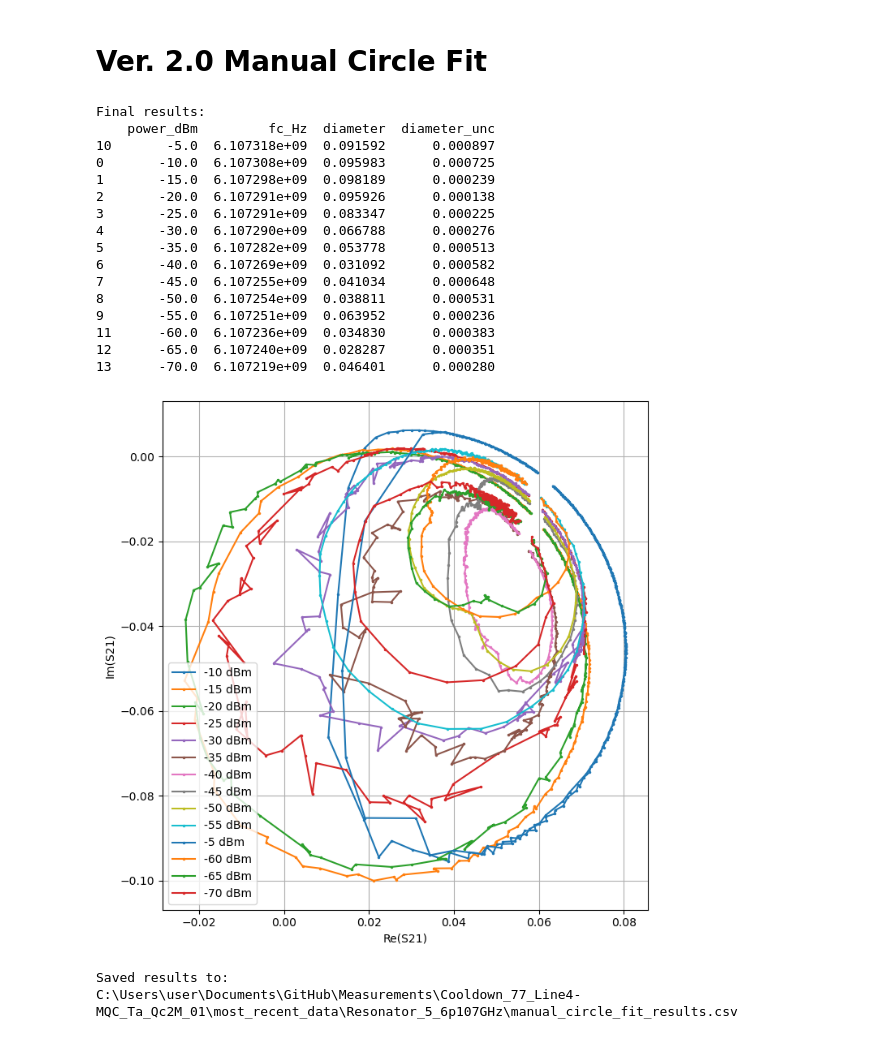
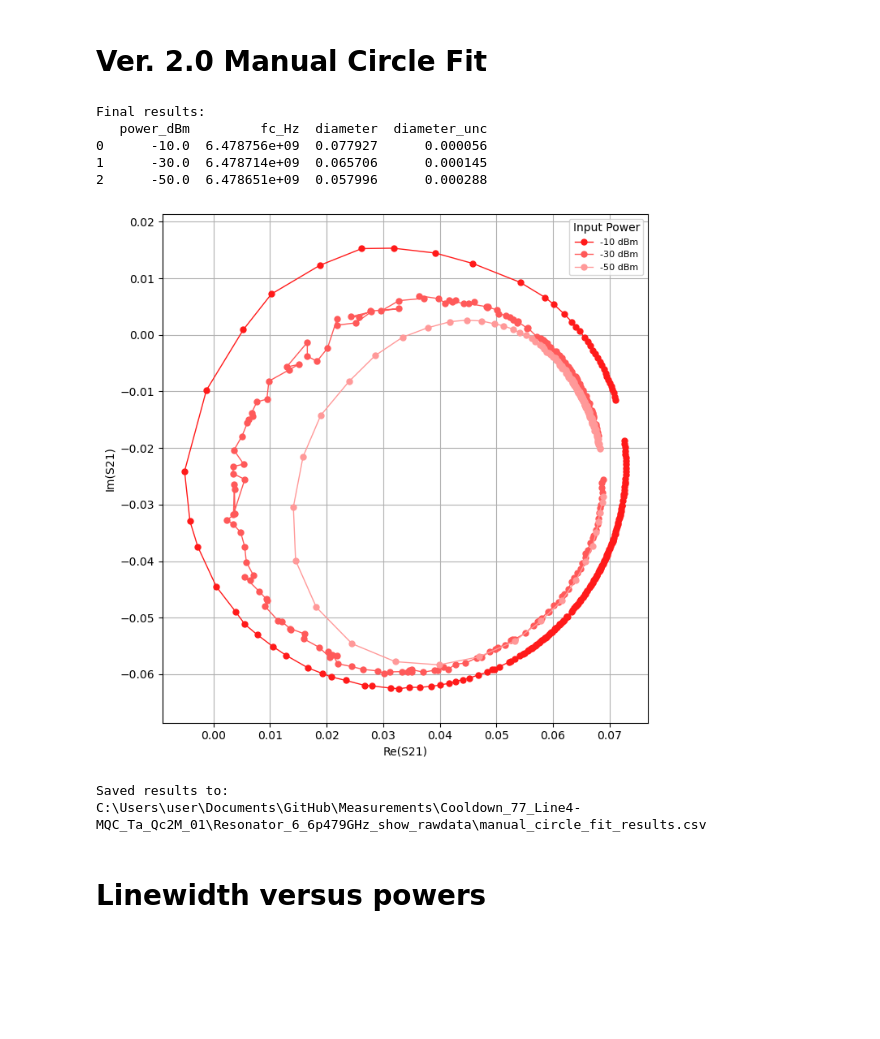
Before and after one commit to WeiRenSyong/Arrange_VNA_Data, a Jupyter notebook: Manual_DCM_Fit.ipynb, the cells around one changed output. Cells and saved outputs as stored; diff of their text form; code cells hidden in the pictures; blank space fills up the shorter version.

```diff
--- a/Manual_DCM_Fit.ipynb
+++ b/Manual_DCM_Fit.ipynb
@@ -527,25 +527,56 @@ def plot_Qi_vs_power(results_df):
 def plot_all_complex_s21(folder_path):
     csv_files = get_raw_vna_csv_files(folder_path)
 
+    # Sort by power from strongest to weakest
+    csv_files = sorted(
+        csv_files,
+        key=lambda x: extract_power_from_filename(x),
+        reverse=True,
+    )
+
+    n_files = len(csv_files)
+
     plt.figure(figsize=(7, 7))
 
-    for filepath in csv_files:
+    for i, filepath in enumerate(csv_files):
+
         freq, s21_real, s21_imag, s21_complex = read_s21_csv(filepath)
         power = extract_power_from_filename(filepath)
+
+        # Red fading:
+        # strongest power -> dark red
+        # weakest power   -> light red
+
+        fade = i / max(n_files - 1, 1)
+
+        color = (
+            1.0,                 # R
+            0.1 + 0.5 * fade,   # G
+            0.1 + 0.5 * fade,   # B
+        )
 
         plt.plot(
             s21_complex.real,
             s21_complex.imag,
             ".-",
-            markersize=3,
+            markersize=10,
+            linewidth=1,
+            color=color,
             label=f"{power:g} dBm",
         )
 
     plt.xlabel("Re(S21)")
     plt.ylabel("Im(S21)")
+
     plt.axis("equal")
+
     plt.grid(True)
-    plt.legend()
+
+    plt.legend(
+        title="Input Power",
+        fontsize=8,
+    )
+
     plt.tight_layout()
     plt.show()
 
@@ -565,39 +596,30 @@ def get_raw_vna_csv_files(folder_path):
 # %%
 if __name__ == "__main__":
 
-    folder_path = r"C:\Users\user\Documents\GitHub\Measurements\Cooldown_77_Line4-MQC_Ta_Qc2M_01\most_recent_data\Resonator_5_6p107GHz"
+    folder_path = r"C:\Users\user\Documents\GitHub\Measurements\Cooldown_77_Line4-MQC_Ta_Qc2M_01\Resonator_6_6p479GHz_show_rawdata"
 
-    Qc = 2e6  # update this
+    Qc = 1e6  # update this
 
     results_df = fit_folder(folder_path=folder_path,Qc=Qc,draw_each_circle=False,)
 
     print("\nFinal results:")
     print(results_df)
 
     plot_all_complex_s21(folder_path)
 
     output_path = os.path.join(folder_path, "manual_circle_fit_results.csv")
     results_df.to_csv(output_path, index=False)
 
     print(f"\nSaved results to:")
     print(output_path)
 # %% [output]
 Final results:
-    power_dBm         fc_Hz  diameter  diameter_unc
-10       -5.0  6.107318e+09  0.091592      0.000897
-0       -10.0  6.107308e+09  0.095983      0.000725
-1       -15.0  6.107298e+09  0.098189      0.000239
-2       -20.0  6.107291e+09  0.095926      0.000138
-3       -25.0  6.107291e+09  0.083347      0.000225
-4       -30.0  6.107290e+09  0.066788      0.000276
-5       -35.0  6.107282e+09  0.053778      0.000513
-6       -40.0  6.107269e+09  0.031092      0.000582
-7       -45.0  6.107255e+09  0.041034      0.000648
-8       -50.0  6.107254e+09  0.038811      0.000531
-9       -55.0  6.107251e+09  0.063952      0.000236
-11      -60.0  6.107236e+09  0.034830      0.000383
-12      -65.0  6.107240e+09  0.028287      0.000351
-13      -70.0  6.107219e+09  0.046401      0.000280
+   power_dBm         fc_Hz  diameter  diameter_unc
+0      -10.0  6.478756e+09  0.077927      0.000056
+1      -30.0  6.478714e+09  0.065706      0.000145
+2      -50.0  6.478651e+09  0.057996      0.000288
-[figure, old version]
+[figure, new version]
 Saved results to:
-C:\Users\user\Documents\GitHub\Measurements\Cooldown_77_Line4-MQC_Ta_Qc2M_01\most_recent_data\Resonator_5_6p107GHz\manual_circle_fit_results.csv
+C:\Users\user\Documents\GitHub\Measurements\Cooldown_77_Line4-MQC_Ta_Qc2M_01\Resonator_6_6p479GHz_show_rawdata\manual_circle_fit_results.csv
+# %% [markdown]
+# Linewidth versus powers
```
Also changed, not shown: parts of 3 cells of this notebook, 1 other file.
